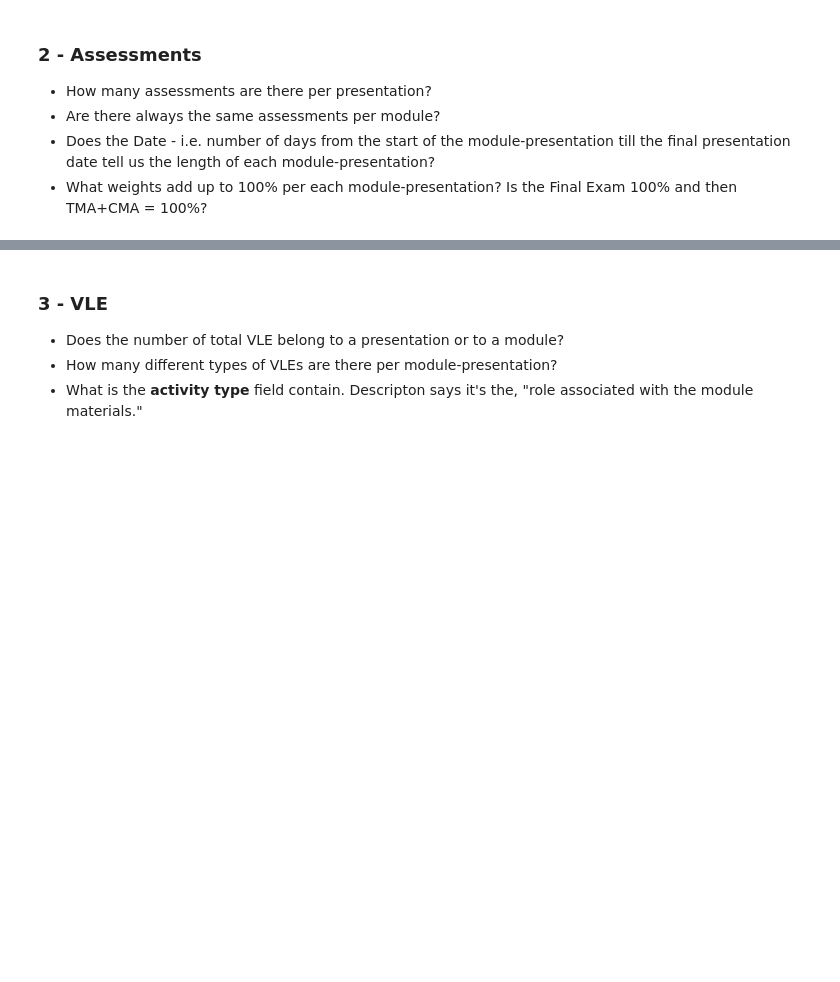
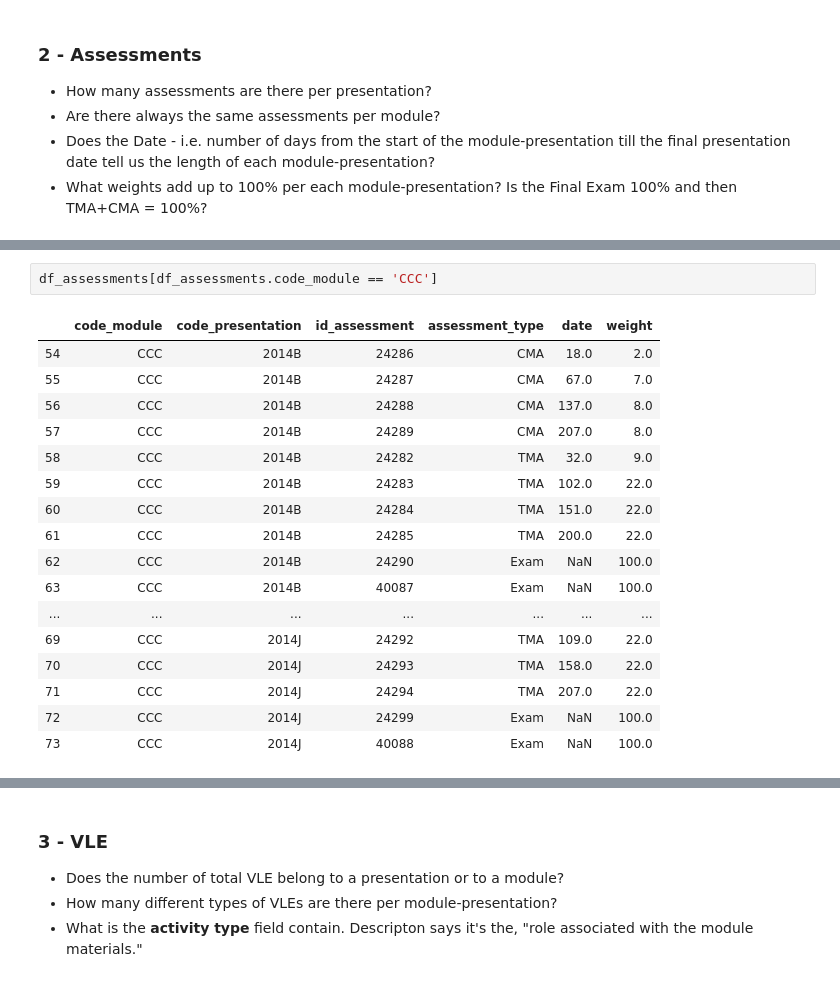
Before and after one commit to jdybuncio/predicting-virtual-learning-outcomes, a Jupyter notebook: Exploration.ipynb, the cells around one changed output, grey strips where cells are left out. Drawn from its saved outputs; the diff is of its cells as text; blank space fills up the shorter version.

```diff
--- a/Exploration.ipynb
+++ b/Exploration.ipynb
@@ -43,0 +304,20 @@ I've listed each raw Data Frame below and the questions I had after reading the
+# %%
+df_assessments[df_assessments.code_module == 'CCC']
+# %% [output]
+|  | code_module | code_presentation | id_assessment | assessment_type | date | weight |
+| 54 | CCC | 2014B | 24286 | CMA | 18.0 | 2.0 |
+| 55 | CCC | 2014B | 24287 | CMA | 67.0 | 7.0 |
+| 56 | CCC | 2014B | 24288 | CMA | 137.0 | 8.0 |
+| 57 | CCC | 2014B | 24289 | CMA | 207.0 | 8.0 |
+| 58 | CCC | 2014B | 24282 | TMA | 32.0 | 9.0 |
+| 59 | CCC | 2014B | 24283 | TMA | 102.0 | 22.0 |
+| 60 | CCC | 2014B | 24284 | TMA | 151.0 | 22.0 |
+| 61 | CCC | 2014B | 24285 | TMA | 200.0 | 22.0 |
+| 62 | CCC | 2014B | 24290 | Exam | NaN | 100.0 |
+| 63 | CCC | 2014B | 40087 | Exam | NaN | 100.0 |
+| ... | ... | ... | ... | ... | ... | ... |
+| 69 | CCC | 2014J | 24292 | TMA | 109.0 | 22.0 |
+| 70 | CCC | 2014J | 24293 | TMA | 158.0 | 22.0 |
+| 71 | CCC | 2014J | 24294 | TMA | 207.0 | 22.0 |
+| 72 | CCC | 2014J | 24299 | Exam | NaN | 100.0 |
+| 73 | CCC | 2014J | 40088 | Exam | NaN | 100.0 |
```
Also changed, not shown: parts of 26 cells of this notebook.
